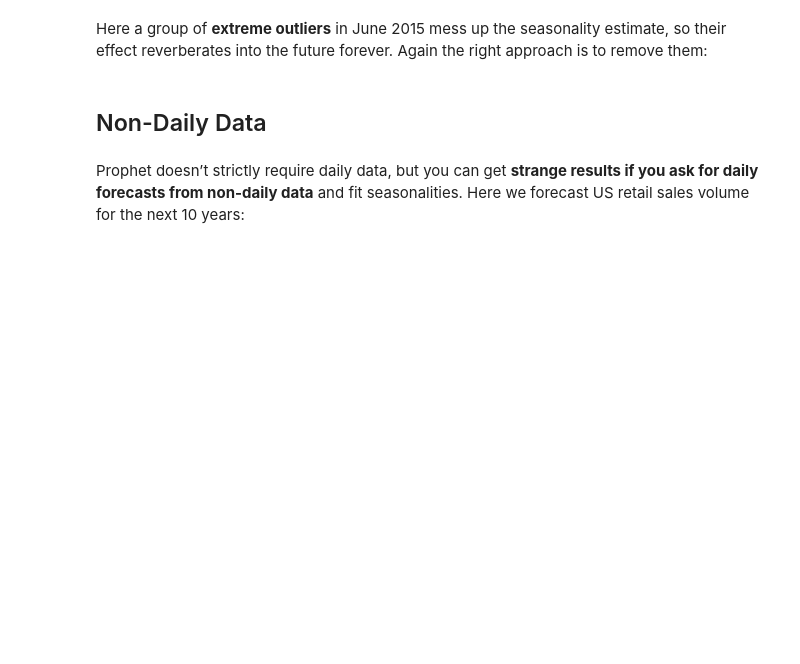
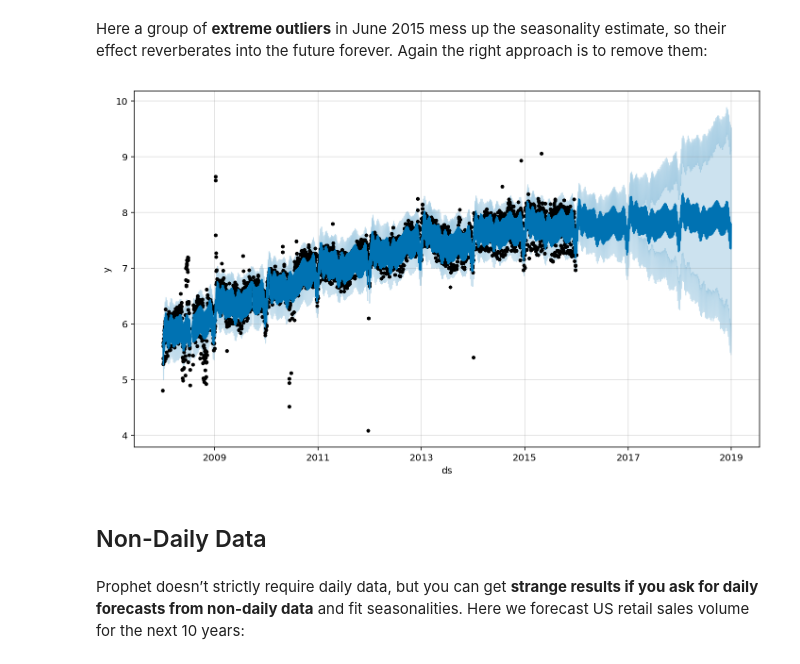
Before and after one commit to geoninja/Forecasting, a Jupyter notebook: ProphetTutorials/ProphetTutorial-Part2.ipynb, the cells around one changed output. Cells and saved outputs as stored; diff of their text form; code cells hidden in the pictures; blank space fills up the shorter version.

```diff
--- a/ProphetTutorials/ProphetTutorial-Part2.ipynb
+++ b/ProphetTutorials/ProphetTutorial-Part2.ipynb
@@ -53,10 +57,12 @@ df2['y'] = np.log(df2['y'])
 # %% [markdown]
 Here a group of **extreme outliers** in June 2015 mess up the seasonality estimate, so their effect reverberates into the future forever. Again the right approach is to remove them:
 # %%
-#df2.loc[(df2['ds'] > '2015-06-01') & (df2['ds'] < '2015-06-30'), 'y'] = None
-#m11 = Prophet().fit(df2)
+df2.loc[(df2['ds'] > '2015-06-01') & (df2['ds'] < '2015-06-30'), 'y'] = None
+m11 = Prophet().fit(df2)
 # %%
-#m11.plot(m11.predict(future2));
+m11.plot(m11.predict(future2));
+# %% [output]
+[figure, added]
 # %% [markdown]
 ## Non-Daily Data
 # %% [markdown]
```
Also changed, not shown: parts of 9 cells of this notebook, 1 other file.
